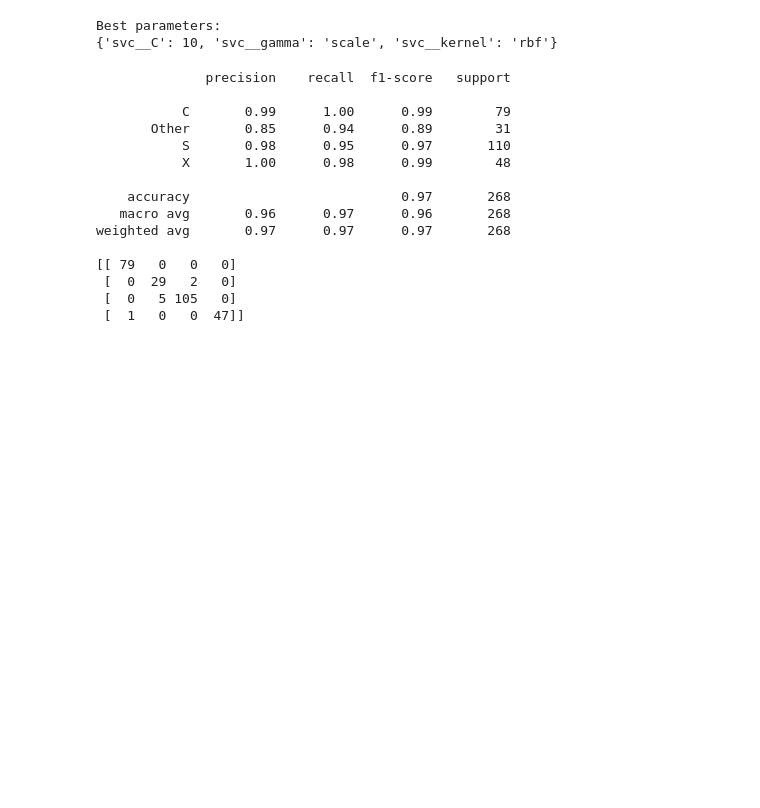
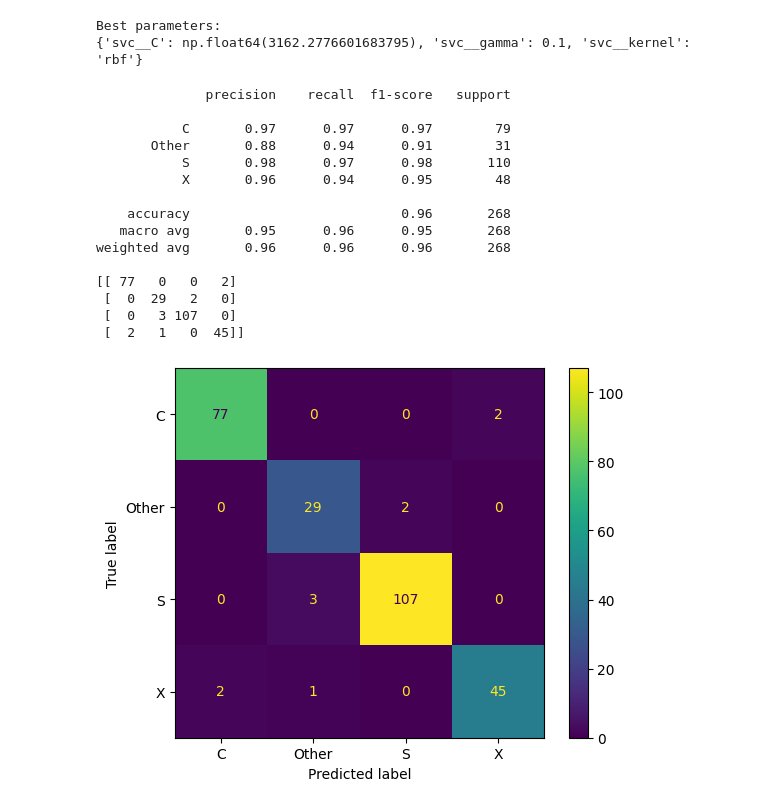
Before and after one commit to RaviRu11d/Asteroid_Spectra_Project, a Jupyter notebook: 09_ml_svm_multiclass_halving_grid.ipynb, the cells around one changed output. Saved outputs shown, nothing was run; the diff lists cells and outputs as text; code cells hidden in the pictures; blank space fills up the shorter version.

```diff
--- a/09_ml_svm_multiclass_halving_grid.ipynb
+++ b/09_ml_svm_multiclass_halving_grid.ipynb
@@ -37,18 +37,18 @@ pipe = Pipeline([
 ])
 
 param_grid = {
-    "svc__kernel": ["rbf", "linear"],
-    "svc__C": [0.1, 1, 10, 100],
+    "svc__kernel": ["rbf"],
+    "svc__C": np.logspace(0, 3.5, 25),
     "svc__gamma": ["scale", 0.01, 0.1]
 }
 # %%
 halving_clf = HalvingGridSearchCV(
-    estimator=pipe,
-    param_grid=param_grid,
+    pipe,
+    param_grid,
     scoring="f1_weighted",
     cv=5,
-    factor=2,              # how aggressively configs are removed
-    min_resources="exhaust",
+    factor=3,              # how aggressively configs are removed
+    # min_resources="exhaust",
     verbose=3,
     n_jobs=-1
 )
@@ -87,12 +93,12 @@ HalvingGridSearchCV(estimator=Pipeline(steps=[('scaler', StandardScaler()),
 print("Best parameters:")
 print(halving_clf.best_params_)
 
-final_clf = halving_clf.best_estimator_
+final_halving_model = halving_clf.best_estimator_
 # %% [output]
 Best parameters:
-{'svc__C': 10, 'svc__gamma': 'scale', 'svc__kernel': 'rbf'}
+{'svc__C': np.float64(3162.2776601683795), 'svc__gamma': 0.1, 'svc__kernel': 'rbf'}
 # %%
-y_test_pred = final_clf.predict(X_test)
+y_test_pred = final_halving_model.predict(X_test)
 
 from sklearn.metrics import classification_report, confusion_matrix
 
@@ -101,16 +107,30 @@ print(confusion_matrix(y_test, y_test_pred))
 # %% [output]
               precision    recall  f1-score   support
 
-           C       0.99      1.00      0.99        79
-       Other       0.85      0.94      0.89        31
-           S       0.98      0.95      0.97       110
-           X       1.00      0.98      0.99        48
+           C       0.97      0.97      0.97        79
+       Other       0.88      0.94      0.91        31
+           S       0.98      0.97      0.98       110
+           X       0.96      0.94      0.95        48
 
-    accuracy                           0.97       268
-   macro avg       0.96      0.97      0.96       268
-weighted avg       0.97      0.97      0.97       268
+    accuracy                           0.96       268
+   macro avg       0.95      0.96      0.95       268
+weighted avg       0.96      0.96      0.96       268
 
-[[ 79   0   0   0]
+[[ 77   0   0   2]
  [  0  29   2   0]
- [  0   5 105   0]
- [  1   0   0  47]]
+ [  0   3 107   0]
+ [  2   1   0  45]]
+# %%
+import matplotlib.pyplot as plt
+from sklearn.metrics import ConfusionMatrixDisplay
+
+ConfusionMatrixDisplay.from_estimator(
+    final_halving_model,
+    X_test,
+    y_test,
+    values_format="d"
+)
+
+plt.show()
+# %% [output]
+[figure, added]
```
Also changed, not shown: parts of 1 cell of this notebook, 3 other files.
